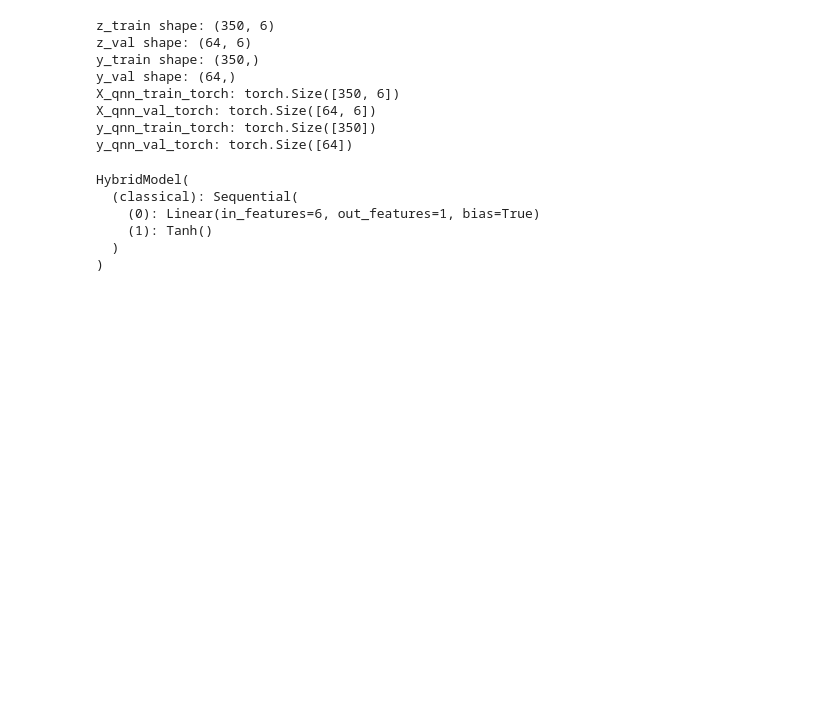
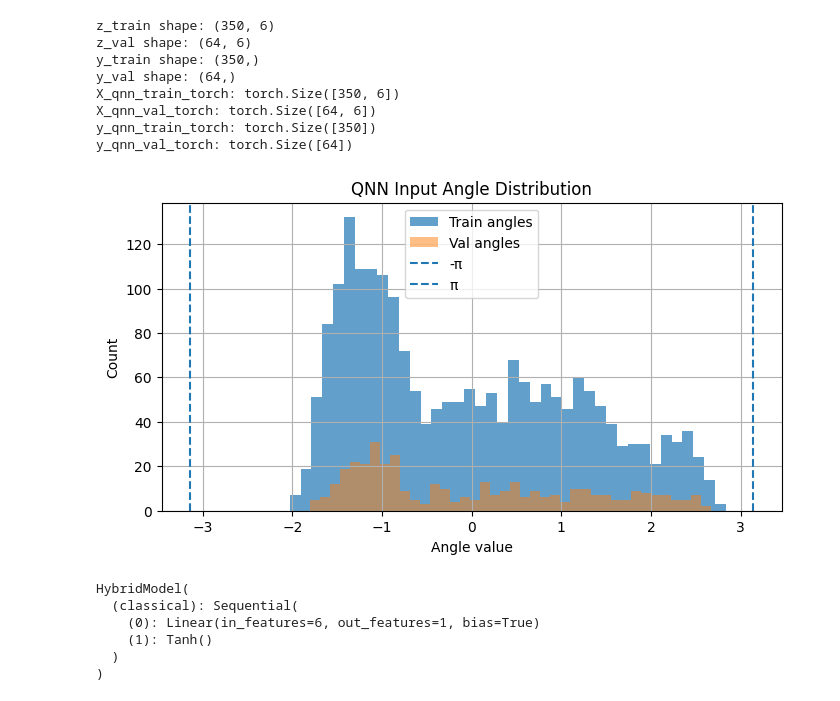
Before and after one commit to tripathydevjyoti/Quantum-Machine-Learning-, a Jupyter notebook: hybrid qnn.ipynb, the cells around one changed output. Cells and saved outputs as stored; diff of their text form; code cells hidden in the pictures; blank space fills up the shorter version.

Commit message:
6 qubit train update

```diff
--- a/hybrid qnn.ipynb
+++ b/hybrid qnn.ipynb
@@ -196,8 +209,8 @@ print("y_val shape:", y_val.shape)
 # Map LSTM latent vectors to quantum rotation angles.
 # z has shape: (num_windows, 6)
 # angles will also have shape: (num_windows, 6)
-X_qnn_train = np.pi * np.tanh(z_train)
-X_qnn_val = np.pi * np.tanh(z_val)
+X_qnn_train = np.pi * z_train
+X_qnn_val = np.pi * z_val
 
 X_qnn_train_torch = torch.tensor(X_qnn_train, dtype=torch.float64)
 X_qnn_val_torch = torch.tensor(X_qnn_val, dtype=torch.float64)
@@ -218,6 +231,24 @@ X_qnn_train_torch: torch.Size([350, 6])
 X_qnn_val_torch: torch.Size([64, 6])
 y_qnn_train_torch: torch.Size([350])
 y_qnn_val_torch: torch.Size([64])
+# %%
+# =========================
+# HISTOGRAM OF ALL ANGLES
+# =========================
+
+plt.figure(figsize=(8, 4))
+plt.hist(X_qnn_train.flatten(), bins=40, alpha=0.7, label="Train angles")
+plt.hist(X_qnn_val.flatten(), bins=40, alpha=0.5, label="Val angles")
+plt.axvline(-np.pi, linestyle="--", label="-π")
+plt.axvline(np.pi, linestyle="--", label="π")
+plt.xlabel("Angle value")
+plt.ylabel("Count")
+plt.title("QNN Input Angle Distribution")
+plt.legend()
+plt.grid(True)
+plt.show()
+# %% [output]
+[figure, added]
 # %%
 
 # QNN DATALOADERS
```
Also changed, not shown: parts of 8 cells of this notebook, 3 other files.
